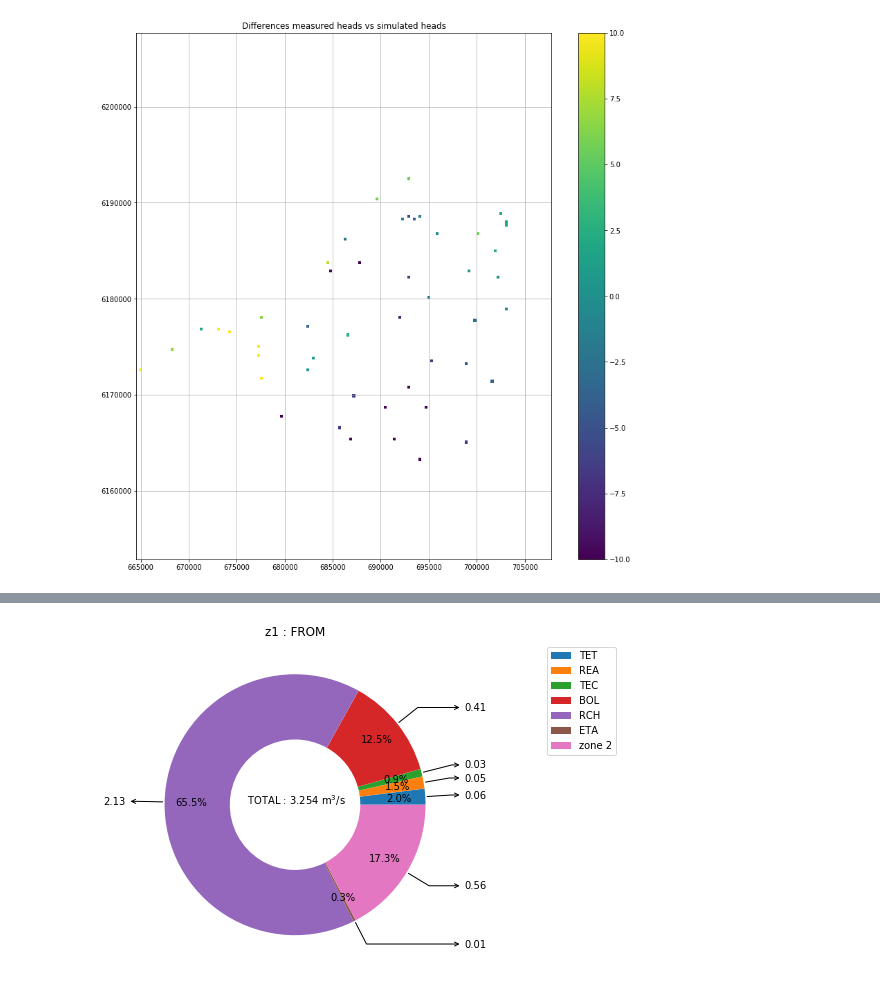
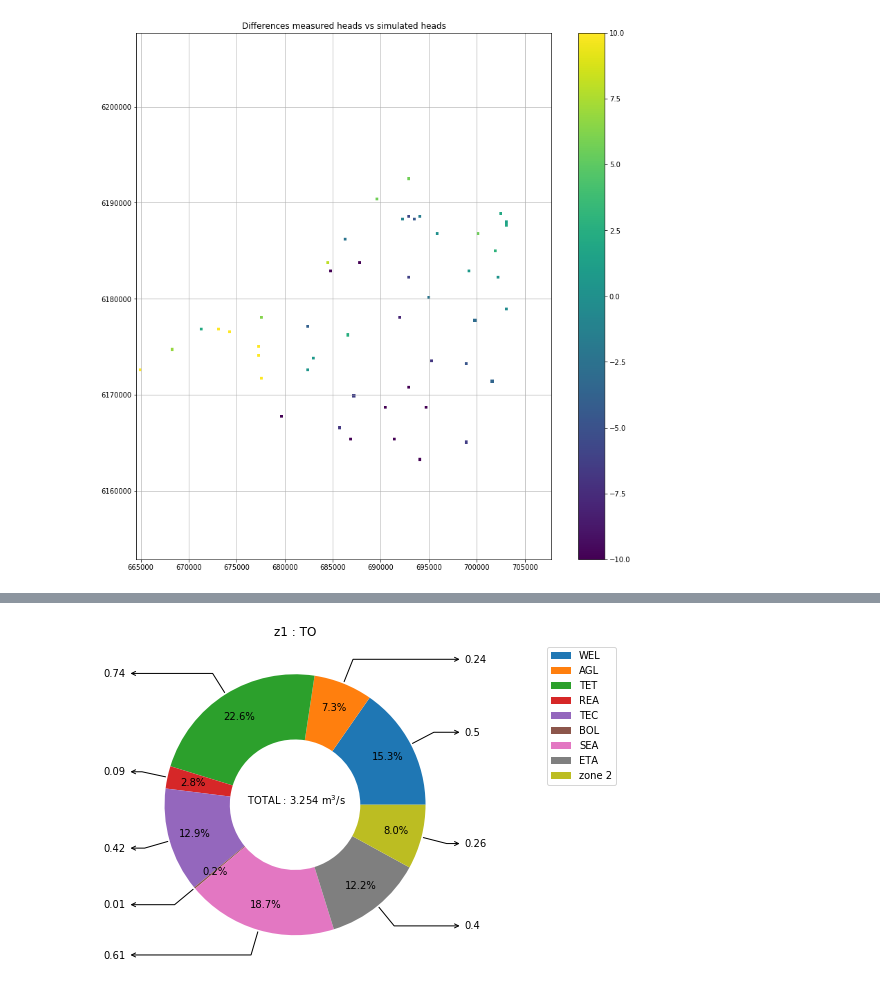
Before and after one commit to LudovicSchorpp/TM_Ludovic_Schorpp, a Jupyter notebook: codes_tests/Modeles3D/test_3D/test_3D.ipynb, the cells around one changed output, grey strips where cells are left out. Saved outputs shown, nothing was run; the diff lists cells and outputs as text; code cells hidden in the pictures.

```diff
--- a/codes_tests/Modeles3D/test_3D/test_3D.ipynb
+++ b/codes_tests/Modeles3D/test_3D/test_3D.ipynb
@@ -482,5 +458,22 @@ def flows_Pack2Z(pack,z1,zones=zones):
+# %%
+#calculate flows for a certain stress period
+flowja = cbc.get_data(text='FLOW-JA-FACE',kstpkper=None)[0][0, 0, :]
+FluxZZ = np.zeros([nzones,2*nzones]) # interzones flows matrix
+
+for idir in df.dir.unique():
+    flow_pos=0
+    flow_neg=0
+    df_tmp = df[df.dir==idir]
+    for ipos in df_tmp.ipos:
+        if flowja[ipos]> 0:
+            flow_pos += flowja[ipos]
+        else:
+            flow_neg -= flowja[ipos]
+
+    FluxZZ[int(idir[-1])-1,(int(idir[0])*2-2):(int(idir[0])*2)] = (flow_pos,flow_neg)
+    FluxZZ[int(idir[0])-1,(int(idir[-1])*2-2):(int(idir[-1])*2)] = (flow_neg,flow_pos)
 # %%
-# buget by zones
+# total budgets for 1st stress period
 
 DF_Budg = pd.DataFrame()
 for z in np.unique(zones):
@@ -495,19 +488,13 @@ for z in np.unique(zones):
             neg.append(negi)
             pack_list.append(str(cbc.recordarray[i+1][-1])[2:5])
         for zm in np.unique(zones):
-            if zm != z:
-                posi,negi = flows_Z2Z(z,zm,zones=zones,ia=ia,ja=ja,cbc=cbc)
-                pos.append(posi)
-                neg.append(negi)
-            else:
-                pos.append(0)
-                neg.append(0)
-            pack_list.append("zone {}".format(zm))
-        z_DF = pd.DataFrame({"FROM":pos,"TO":neg})
+            pack_list.append("zone {}".format(int(zm)))
+        z_DF = pd.concat([pd.DataFrame(pos),pd.DataFrame(neg)],axis=1)
         DF_Budg = pd.concat([DF_Budg,z_DF],axis=1)
-lst_z=[]
-for z in range(1,5):
-    lst_z.append("z{}".format(z))
-columns = pd.MultiIndex.from_product([lst_z, ['FROM', 'TO']])
-index = pack_list
-DF_Budg = pd.DataFrame(DF_Budg.values,index=index,columns=columns)
+
+#append the two dataframes
+df_zz = pd.DataFrame(FluxZZ)
+col = np.zeros(nzones*2,dtype=int)
+
+df_zz.columns=col
+DF_Budg = pd.concat([DF_Budg,df_zz])
@@ -519,7 +514,7 @@ DF_Budg.loc["SEA"][mask] = DF_Budg.loc["SEA"][mask]-DF_Budg.loc["SEA"][mask].min
 fig, ax = plt.subplots(figsize=(10, 6), subplot_kw=dict(aspect="equal"))
 
 z = "z1"
-IN_OUT = "FROM"
+IN_OUT = "TO"
 
 labels = DF_Budg[DF_Budg[z][IN_OUT]!=0].index
 data = DF_Budg[z][IN_OUT][DF_Budg[z][IN_OUT]!=0].values
@@ -530,31 +525,31 @@ bbox_props = dict(boxstyle="square,pad=0.3", fc="w", ec="k", lw=0)
 kw = dict(arrowprops=dict(arrowstyle="<-"),
           bbox=bbox_props, zorder=0, va="center")
 xt = -5
 yt = -5
 ### arrows
 for i, p in enumerate(wedges):
     xta = xt
     yta = yt
     ang = (p.theta2 - p.theta1)/2. + p.theta1
     y = np.sin(np.deg2rad(ang))
     x = np.cos(np.deg2rad(ang))
     xt = 1.3*np.sign(x)
     yt = 1.2*y
     while((yta-yt)**2)< 0.01:
         if yt >= yta:
             yt += 0.01
         else:
             yt -= 0.01
     horizontalalignment = {-1: "right", 1: "left"}[int(np.sign(x))]
     connectionstyle = "angle,angleA=0,angleB={}".format(ang)
     kw["arrowprops"].update({"connectionstyle": connectionstyle})
     ax.annotate(np.round(data[i],2), xy=(x, y), xytext=(xt,yt),
                 horizontalalignment=horizontalalignment, **kw)
 ###
 
 ax.set_title("{} : {}".format(z,IN_OUT))
 ax.legend(wedges,labels,bbox_to_anchor=(1.5, 1))
 ax.text(-0.37,0,"TOTAL : {} m$^3/$s".format(np.round(data.sum(),3)))
 plt.show()
 # %% [output]
-[figure, old version]
+[figure, new version]
```
Also changed, not shown: parts of 12 cells of this notebook, 1 other file.
